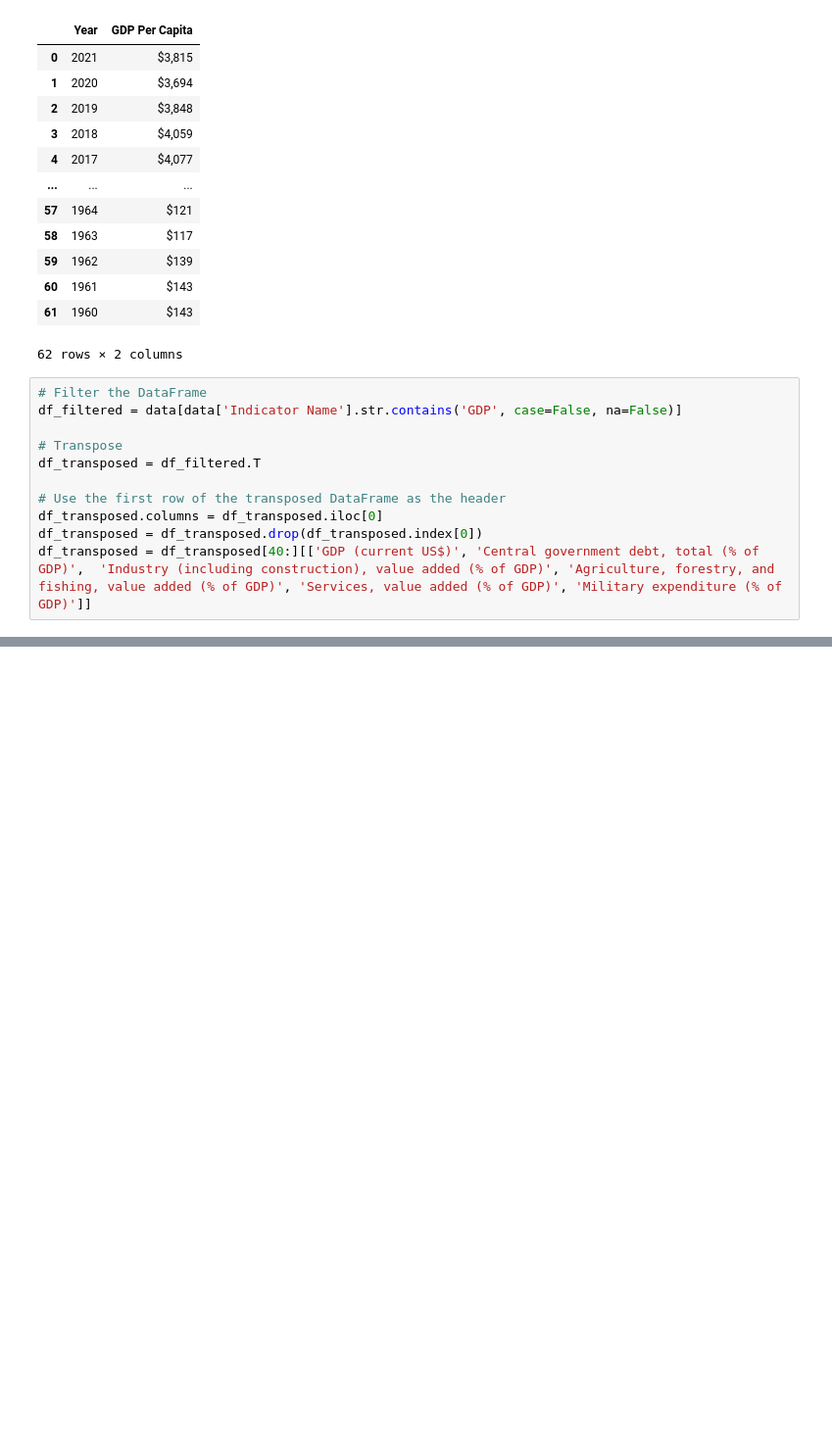
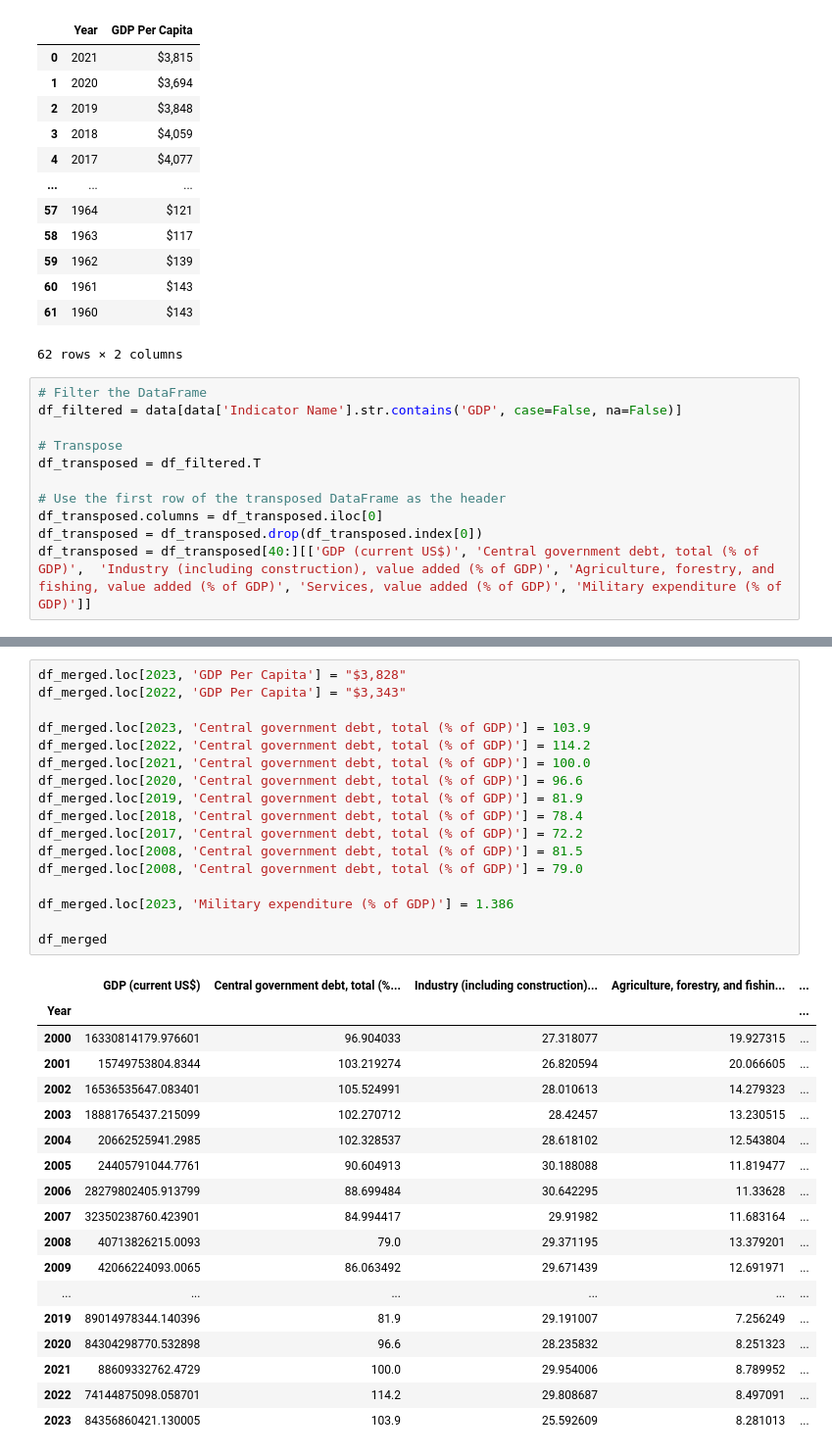
Before and after one commit to IchChefDuNixx/SriLankaEconomy, a Jupyter notebook: Code/nici_test/SriLanka.ipynb, the cells around one changed output, grey strips where cells are left out. Shown: that part at 98% size. Drawn from its saved outputs; the diff is of its cells as text; blank space fills up the shorter version.

```diff
--- a/Code/nici_test/SriLanka.ipynb
+++ b/Code/nici_test/SriLanka.ipynb
@@ -177,0 +161,36 @@ df_merged.to_csv('sl.csv')
+# %%
+df_merged.loc[2023, 'GDP Per Capita'] = "$3,828"
+df_merged.loc[2022, 'GDP Per Capita'] = "$3,343"
+
+df_merged.loc[2023, 'Central government debt, total (% of GDP)'] = 103.9
+df_merged.loc[2022, 'Central government debt, total (% of GDP)'] = 114.2
+df_merged.loc[2021, 'Central government debt, total (% of GDP)'] = 100.0
+df_merged.loc[2020, 'Central government debt, total (% of GDP)'] = 96.6
+df_merged.loc[2019, 'Central government debt, total (% of GDP)'] = 81.9
+df_merged.loc[2018, 'Central government debt, total (% of GDP)'] = 78.4
+df_merged.loc[2017, 'Central government debt, total (% of GDP)'] = 72.2
+df_merged.loc[2008, 'Central government debt, total (% of GDP)'] = 81.5
+df_merged.loc[2008, 'Central government debt, total (% of GDP)'] = 79.0
+
+df_merged.loc[2023, 'Military expenditure (% of GDP)'] = 1.386
+
+df_merged
+# %% [output]
+|  | GDP (current US$) | Central government debt, total (%... | Industry (including construction)... | Agriculture, forestry, and fishin... | ... |
+| Year |  |  |  |  | ... |
+| 2000 | 16330814179.976601 | 96.904033 | 27.318077 | 19.927315 | ... |
+| 2001 | 15749753804.8344 | 103.219274 | 26.820594 | 20.066605 | ... |
+| 2002 | 16536535647.083401 | 105.524991 | 28.010613 | 14.279323 | ... |
+| 2003 | 18881765437.215099 | 102.270712 | 28.42457 | 13.230515 | ... |
+| 2004 | 20662525941.2985 | 102.328537 | 28.618102 | 12.543804 | ... |
+| 2005 | 24405791044.7761 | 90.604913 | 30.188088 | 11.819477 | ... |
+| 2006 | 28279802405.913799 | 88.699484 | 30.642295 | 11.33628 | ... |
+| 2007 | 32350238760.423901 | 84.994417 | 29.91982 | 11.683164 | ... |
+| 2008 | 40713826215.0093 | 79.0 | 29.371195 | 13.379201 | ... |
+| 2009 | 42066224093.0065 | 86.063492 | 29.671439 | 12.691971 | ... |
+| ... | ... | ... | ... | ... | ... |
+| 2019 | 89014978344.140396 | 81.9 | 29.191007 | 7.256249 | ... |
+| 2020 | 84304298770.532898 | 96.6 | 28.235832 | 8.251323 | ... |
+| 2021 | 88609332762.4729 | 100.0 | 29.954006 | 8.789952 | ... |
+| 2022 | 74144875098.058701 | 114.2 | 29.808687 | 8.497091 | ... |
+| 2023 | 84356860421.130005 | 103.9 | 25.592609 | 8.281013 | ... |
```
Also changed, not shown: parts of 18 cells of this notebook, 8 other files.
